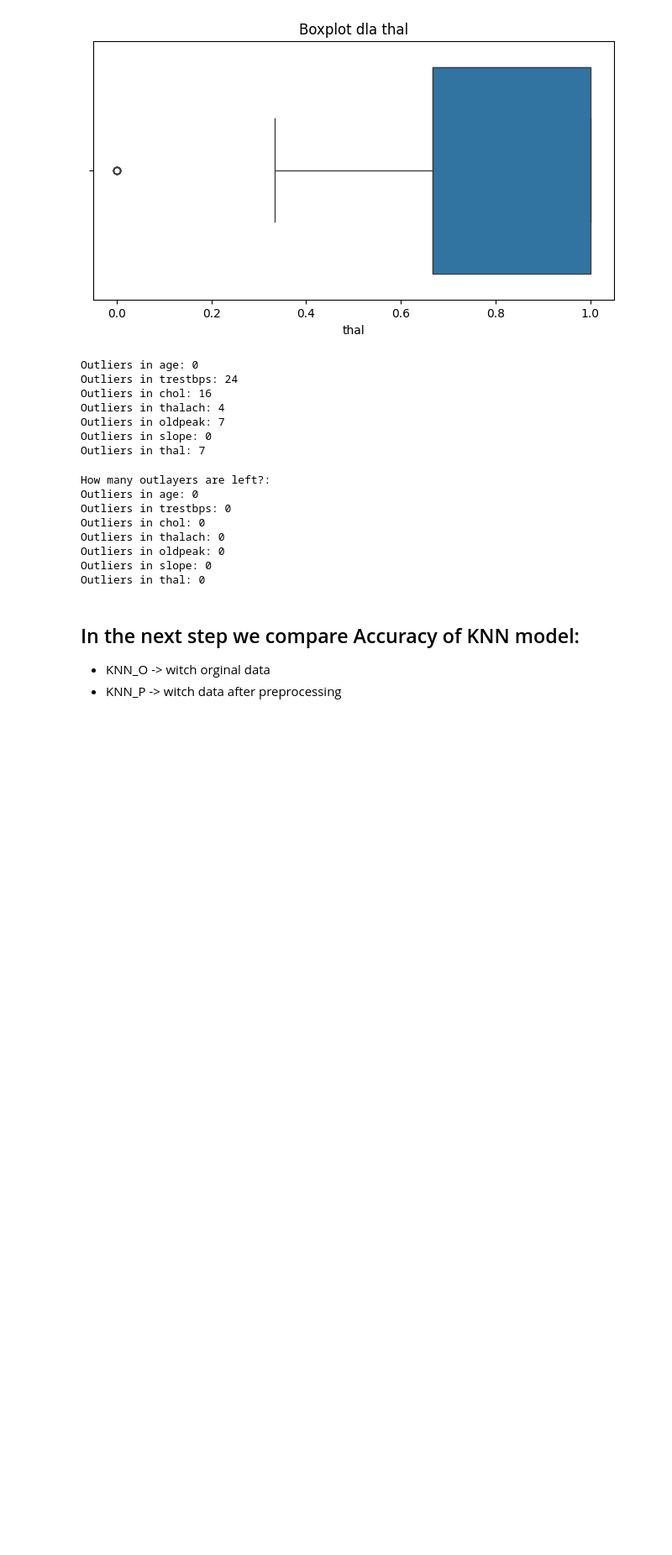
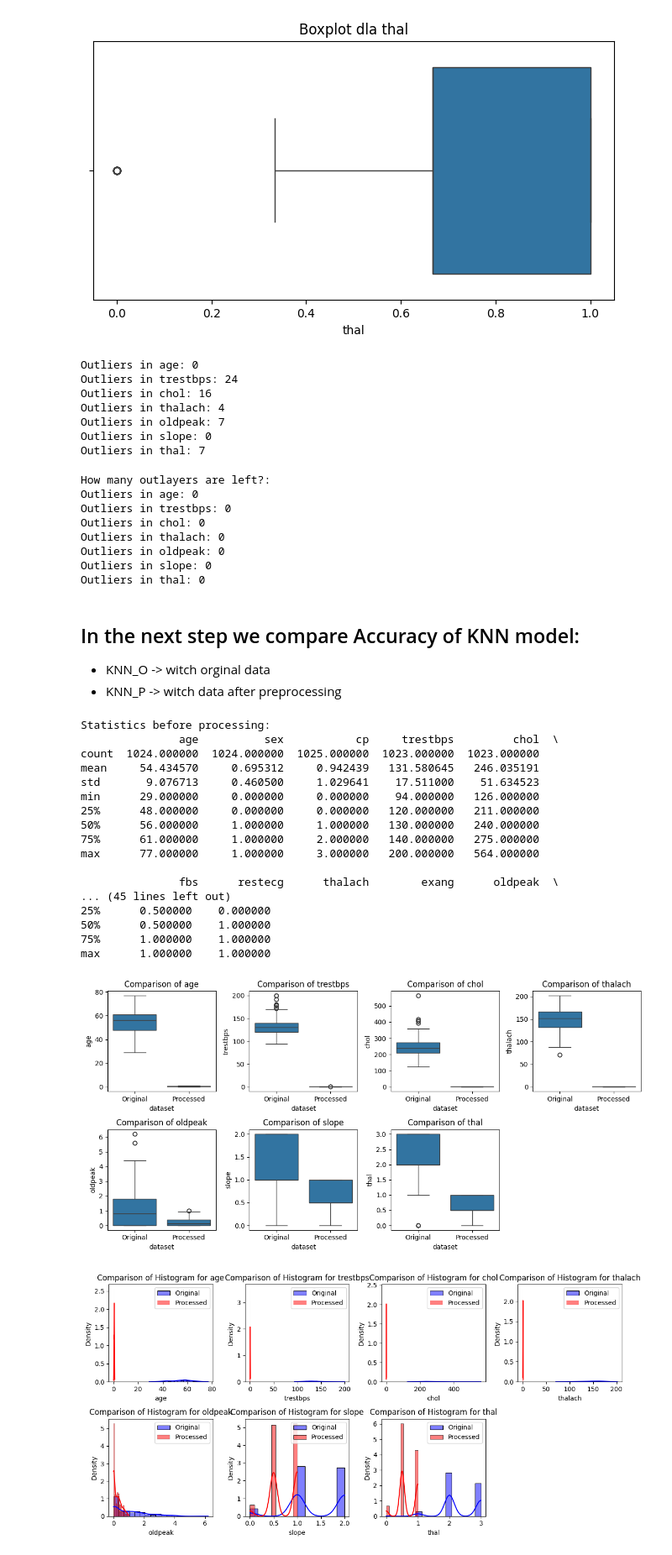
Before and after one commit to WWozniakProgrammer/DataPreprocesing, a Jupyter notebook: preprocesing.ipynb, the cells around one changed output. Shown: that part at 84% size. Cells and saved outputs as stored; diff of their text form; code cells hidden in the pictures; blank space fills up the shorter version.

```diff
--- a/preprocesing.ipynb
+++ b/preprocesing.ipynb
@@ -275,0 +277,79 @@ print("xyz")
+# %%
+
+df = pd.read_csv("heart.csv")
+df_original = df.copy()
+df_processed = df.copy()
+def detect_outliers_iqr(df, column):
+    Q1 = df[column].quantile(0.25)
+    Q3 = df[column].quantile(0.75)
+    IQR = Q3 - Q1
+    lower_bound = Q1 - 1.7 * IQR
+    upper_bound = Q3 + 1.7 * IQR
+    return df[(df[column] < lower_bound) | (df[column] > upper_bound)]
+
+def remove_outliers_iqr(df, column):
+    Q1 = df[column].quantile(0.25)
+    Q3 = df[column].quantile(0.75)
+    IQR = Q3 - Q1
+    lower_bound = Q1 - 1.7 * IQR
+    upper_bound = Q3 + 1.7 * IQR
+    return df[(df[column] >= lower_bound) & (df[column] <= upper_bound)]
+numeric_cols = ['age', 'trestbps', 'chol', 'thalach', 'oldpeak', 'slope', 'thal']
+for col in numeric_cols:
+    df_processed = remove_outliers_iqr(df_processed, col)
+df_processed.fillna(df_processed.median(), inplace=True)
+scaler = MinMaxScaler()
+cols_to_norm = ['age', 'trestbps', 'chol', 'thalach', 'oldpeak', 'slope', 'thal']
+df_processed[cols_to_norm] = scaler.fit_transform(df_processed[cols_to_norm])
+
+print("\nStatistics before processing:")
+print(df.describe())
+
+print("\nStatistics after processing:")
+print(df_processed.describe())
+
+plt.figure(figsize=(12, 6))
+
+for i, col in enumerate(numeric_cols, 1):
+    plt.subplot(2, 4, i)
+    sns.boxplot(x='dataset', y=col, data=pd.DataFrame({
+        'dataset': ['Original'] * len(df) + ['Processed'] * len(df_processed),
+        col: list(df[col]) + list(df_processed[col])
+    }))
+    plt.title(f'Comparison of {col}')
+
+plt.tight_layout()
+plt.show()
+
+plt.figure(figsize=(12, 6))
+
+for i, col in enumerate(numeric_cols, 1):
+    plt.subplot(2, 4, i)
+    sns.histplot(df[col], kde=True, color="blue", label="Original", stat="density")
+    sns.histplot(df_processed[col], kde=True, color="red", label="Processed", stat="density")
+    plt.title(f'Comparison of Histogram for {col}')
+    plt.legend()
+
+plt.tight_layout()
+plt.show()
+print("xyz")
+# %% [output]
+Statistics before processing:
+               age          sex           cp     trestbps         chol  \
+count  1024.000000  1024.000000  1025.000000  1023.000000  1023.000000
+mean     54.434570     0.695312     0.942439   131.580645   246.035191
+std       9.076713     0.460500     1.029641    17.511000    51.634523
+min      29.000000     0.000000     0.000000    94.000000   126.000000
+25%      48.000000     0.000000     0.000000   120.000000   211.000000
+50%      56.000000     1.000000     1.000000   130.000000   240.000000
+75%      61.000000     1.000000     2.000000   140.000000   275.000000
+max      77.000000     1.000000     3.000000   200.000000   564.000000
+
+               fbs      restecg      thalach        exang      oldpeak  \
+... (45 lines left out)
+25%      0.500000    0.000000
+50%      0.500000    1.000000
+75%      1.000000    1.000000
+max      1.000000    1.000000
+[figure, added]
+[figure, added]
```
Also changed, not shown: parts of 2 cells of this notebook.
